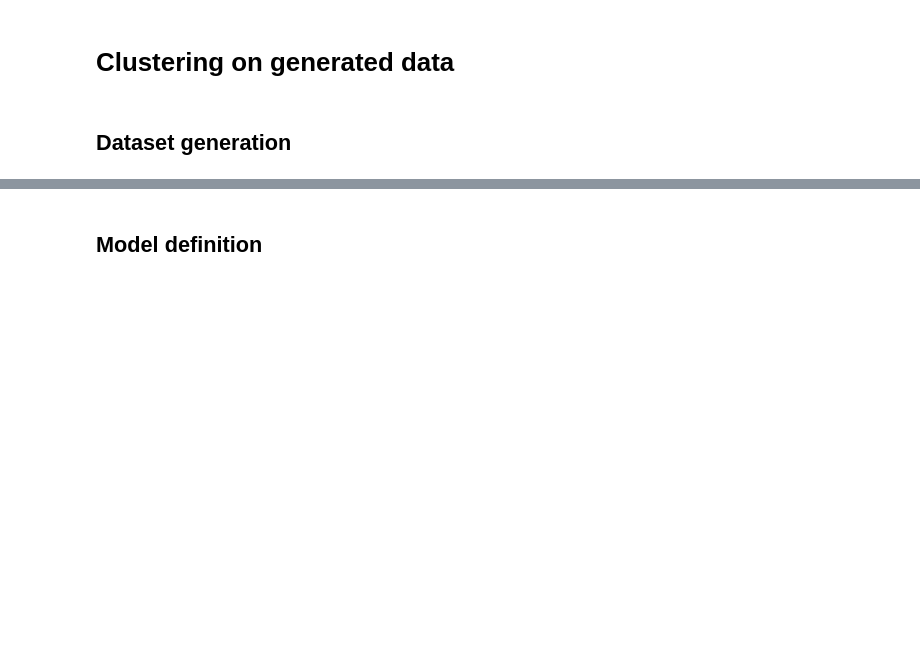
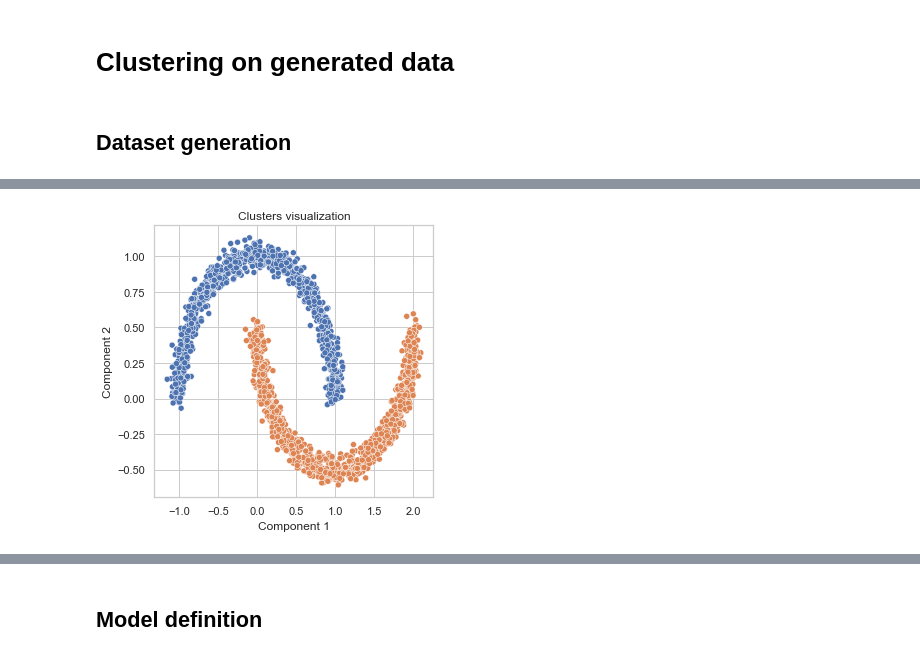
Before and after one commit to ericdaat/SiMCa, a Jupyter notebook: notebooks/clustering_blobs.ipynb, the cells around one changed output, grey strips where cells are left out. Cells and saved outputs as stored; diff of their text form; code cells hidden in the pictures; blank space fills up the shorter version.

```diff
--- a/notebooks/clustering_blobs.ipynb
+++ b/notebooks/clustering_blobs.ipynb
@@ -79,0 +109,5 @@ blobs_dataloader = DataLoader(
+# %%
+moons_dataset = MoonsDataset()
+moons_dataset.plot();
+# %% [output]
+[figure, added]
```
Also changed, not shown: parts of 8 cells of this notebook.
